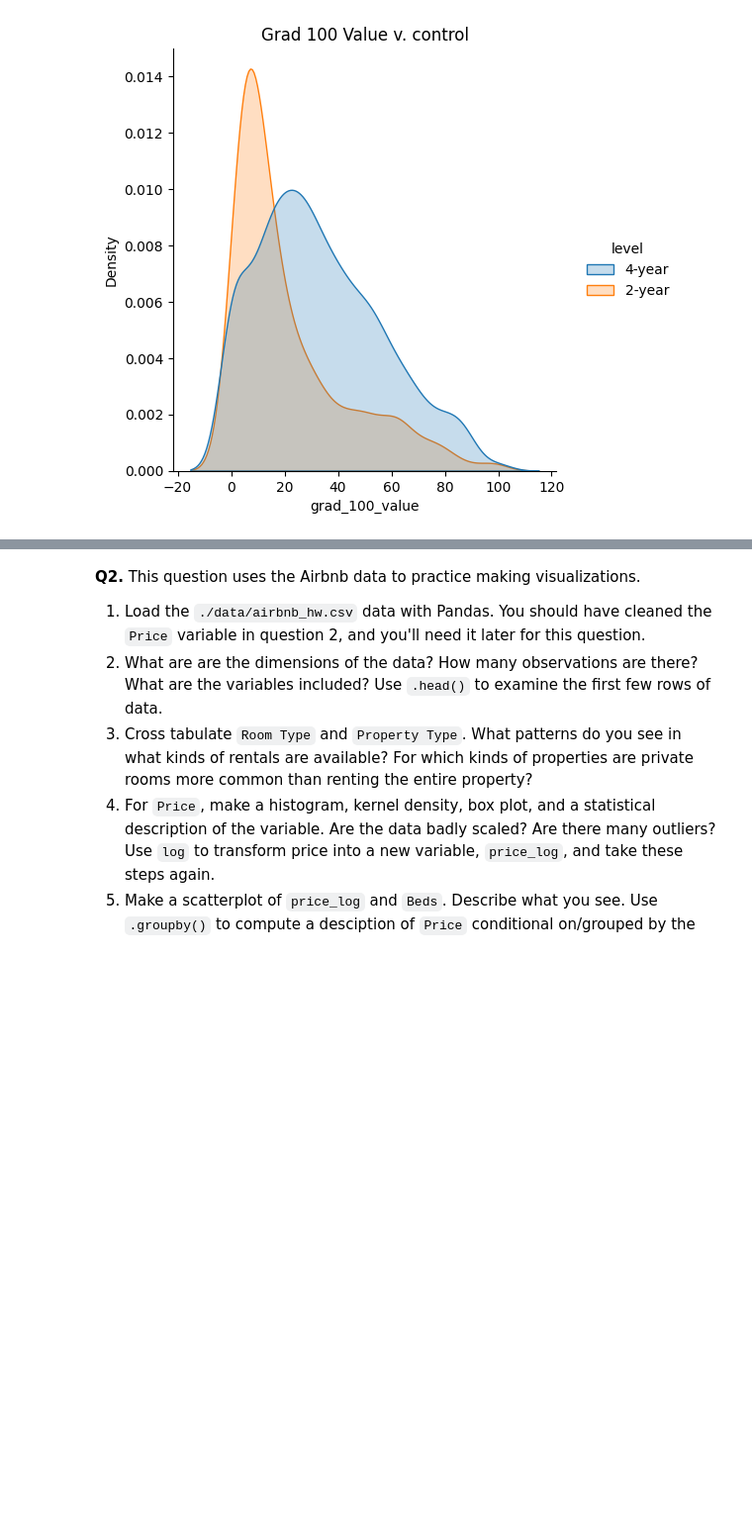
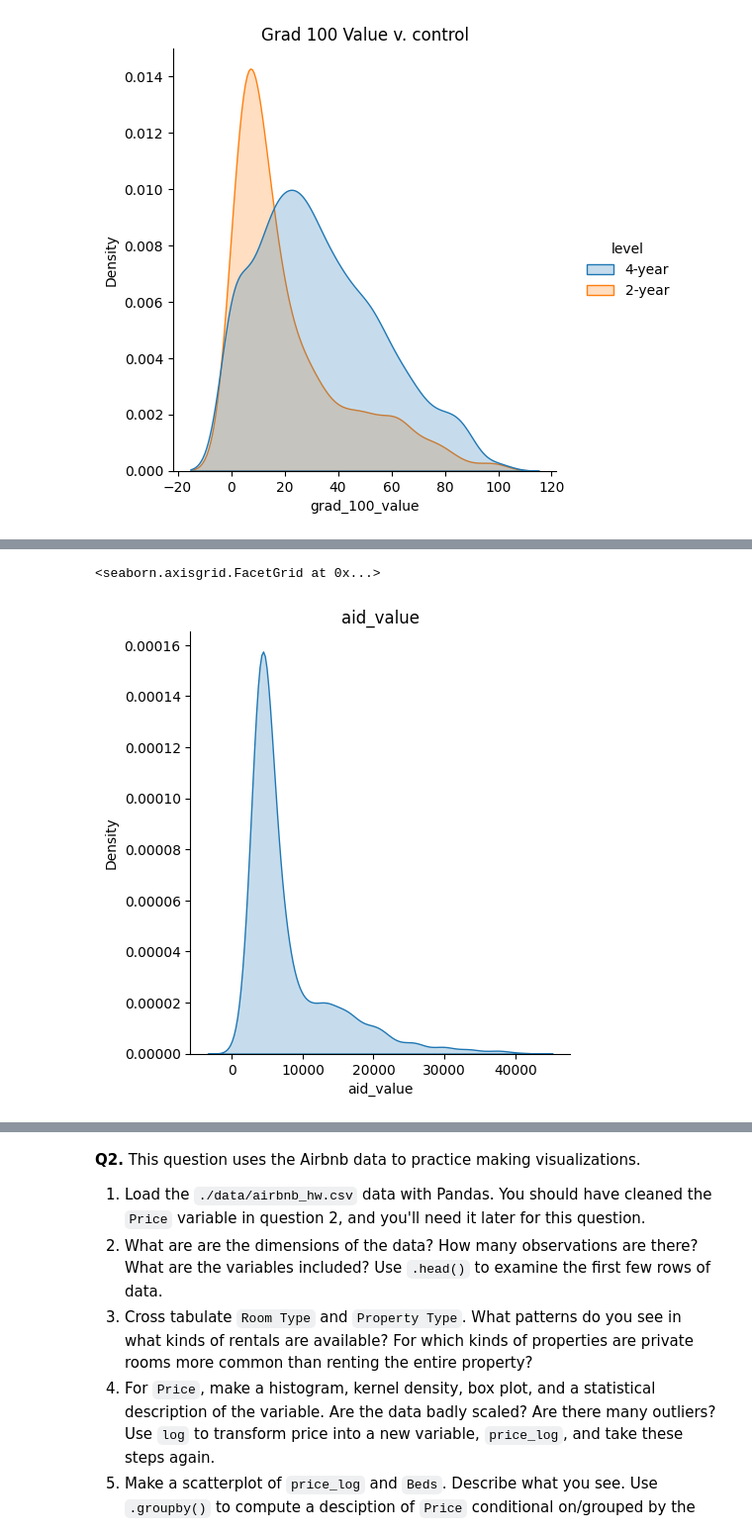
Before and after one commit to tkj9ep/visualization, a Jupyter notebook: assignment/assignment.ipynb, the cells around one changed output, grey strips where cells are left out. Shown at 99% size. Drawn from its saved outputs; the diff is of its cells as text; code cells hidden in the pictures; blank space fills up the shorter version.

```diff
--- a/assignment/assignment.ipynb
+++ b/assignment/assignment.ipynb
@@ -148,0 +203,7 @@ plt.show()
+# %%
+# Part 7: kernel density plot for aid_value
+
+sns.displot(data = college_completion_dataset, x = "aid_value", kind = "kde", fill = True).set(title = "aid_value")
+# %% [output]
+<seaborn.axisgrid.FacetGrid at 0x...>
+[figure, added]
```
Also changed, not shown: parts of 21 cells of this notebook.
